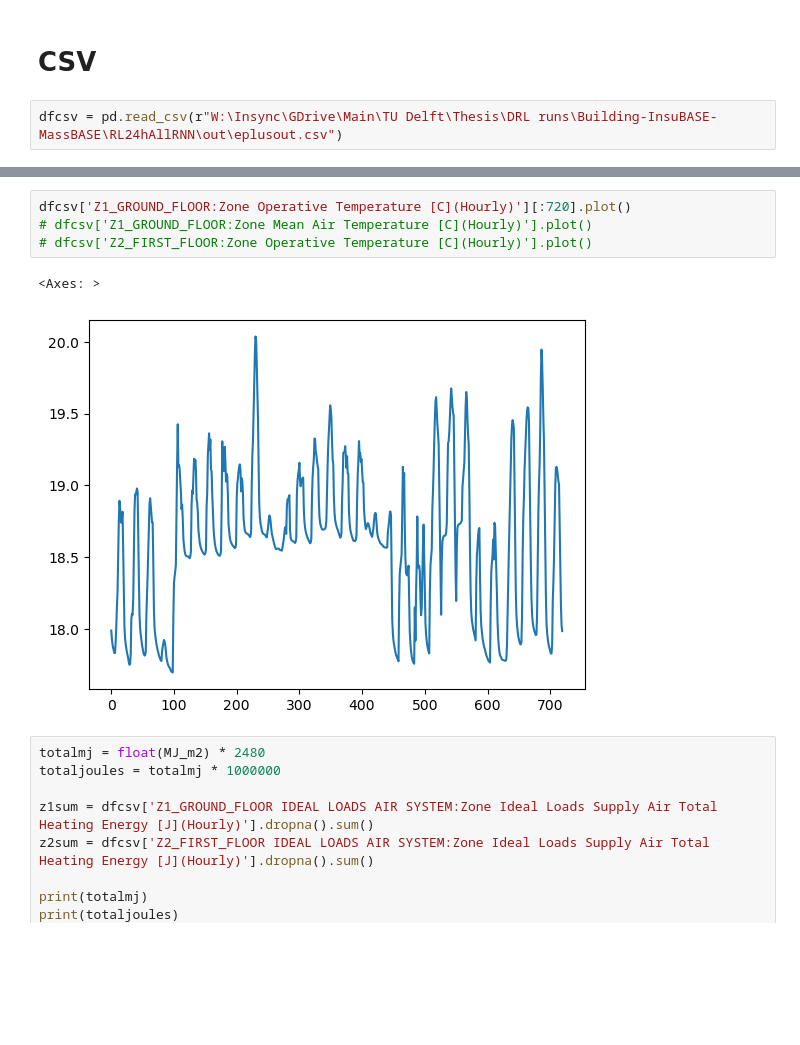
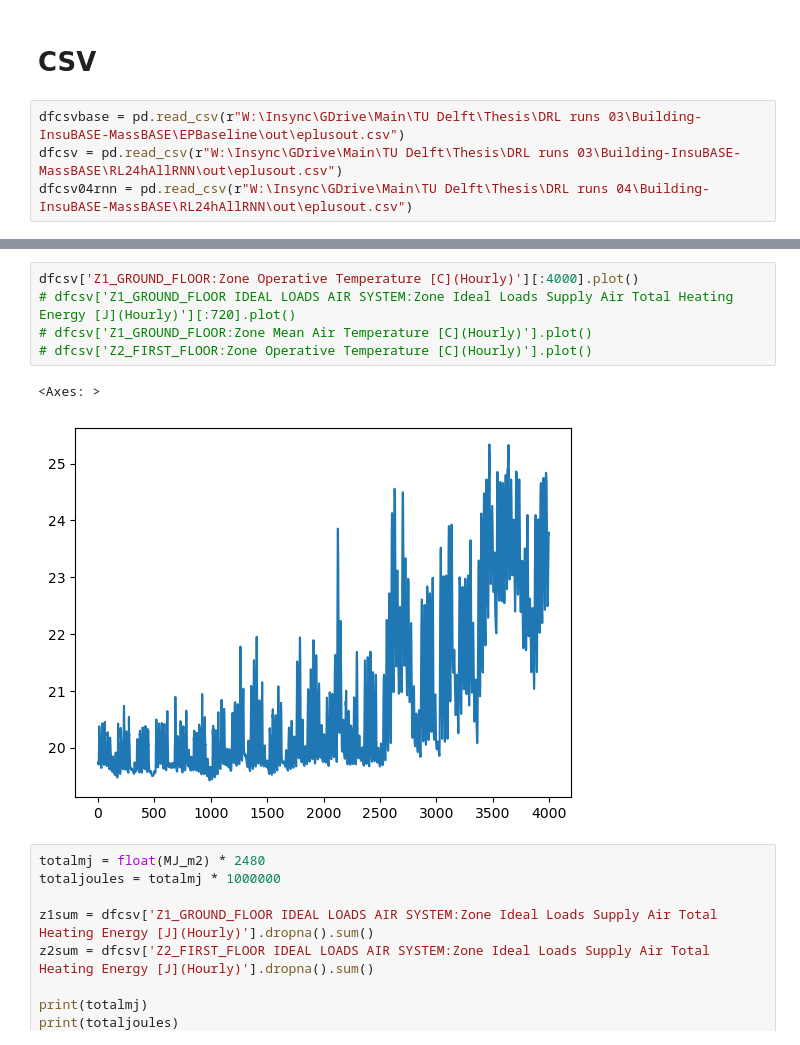
Before and after one commit to Lundkjaer/ClimAIte, a Jupyter notebook: EMS_work/post_processing.ipynb, the cells around one changed output, grey strips where cells are left out. Saved outputs shown, nothing was run; the diff lists cells and outputs as text; blank space fills up the shorter version.

```diff
--- a/EMS_work/post_processing.ipynb
+++ b/EMS_work/post_processing.ipynb
@@ -72,4 +58,6 @@ memory_csv['next_reward'].rolling(200).mean().plot()
 # %% [markdown]
 # CSV
 # %%
-dfcsv = pd.read_csv(r"W:\Insync\GDrive\Main\TU Delft\Thesis\DRL runs\Building-InsuBASE-MassBASE\RL24hAllRNN\out\eplusout.csv")
+dfcsvbase = pd.read_csv(r"W:\Insync\GDrive\Main\TU Delft\Thesis\DRL runs 03\Building-InsuBASE-MassBASE\EPBaseline\out\eplusout.csv")
+dfcsv = pd.read_csv(r"W:\Insync\GDrive\Main\TU Delft\Thesis\DRL runs 03\Building-InsuBASE-MassBASE\RL24hAllRNN\out\eplusout.csv")
+dfcsv04rnn = pd.read_csv(r"W:\Insync\GDrive\Main\TU Delft\Thesis\DRL runs 04\Building-InsuBASE-MassBASE\RL24hAllRNN\out\eplusout.csv")
@@ -111,10 +100,11 @@ dfcsv['Z2_FIRST_FLOOR IDEAL LOADS AIR SYSTEM:Zone Ideal Loads Zone Total Heating
 # %%
-dfcsv['Z1_GROUND_FLOOR:Zone Operative Temperature [C](Hourly)'][:720].plot()
+dfcsv['Z1_GROUND_FLOOR:Zone Operative Temperature [C](Hourly)'][:4000].plot()
+# dfcsv['Z1_GROUND_FLOOR IDEAL LOADS AIR SYSTEM:Zone Ideal Loads Supply Air Total Heating Energy [J](Hourly)'][:720].plot()
 # dfcsv['Z1_GROUND_FLOOR:Zone Mean Air Temperature [C](Hourly)'].plot()
 # dfcsv['Z2_FIRST_FLOOR:Zone Operative Temperature [C](Hourly)'].plot()
 # %% [output]
 <Axes: >
-[figure, old version]
+[figure, new version]
 # %%
 totalmj = float(MJ_m2) * 2480
 totaljoules = totalmj * 1000000
```
Also changed, not shown: parts of 27 cells of this notebook, 4 other files.
